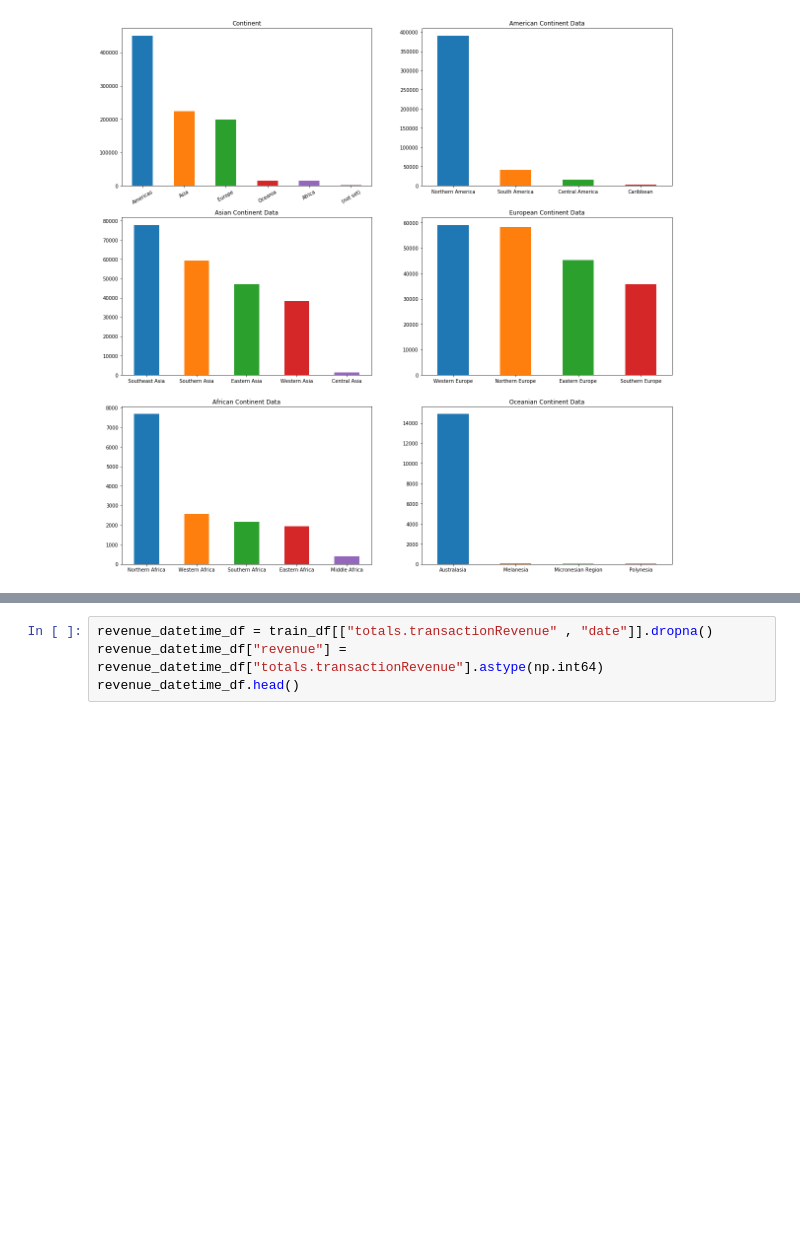
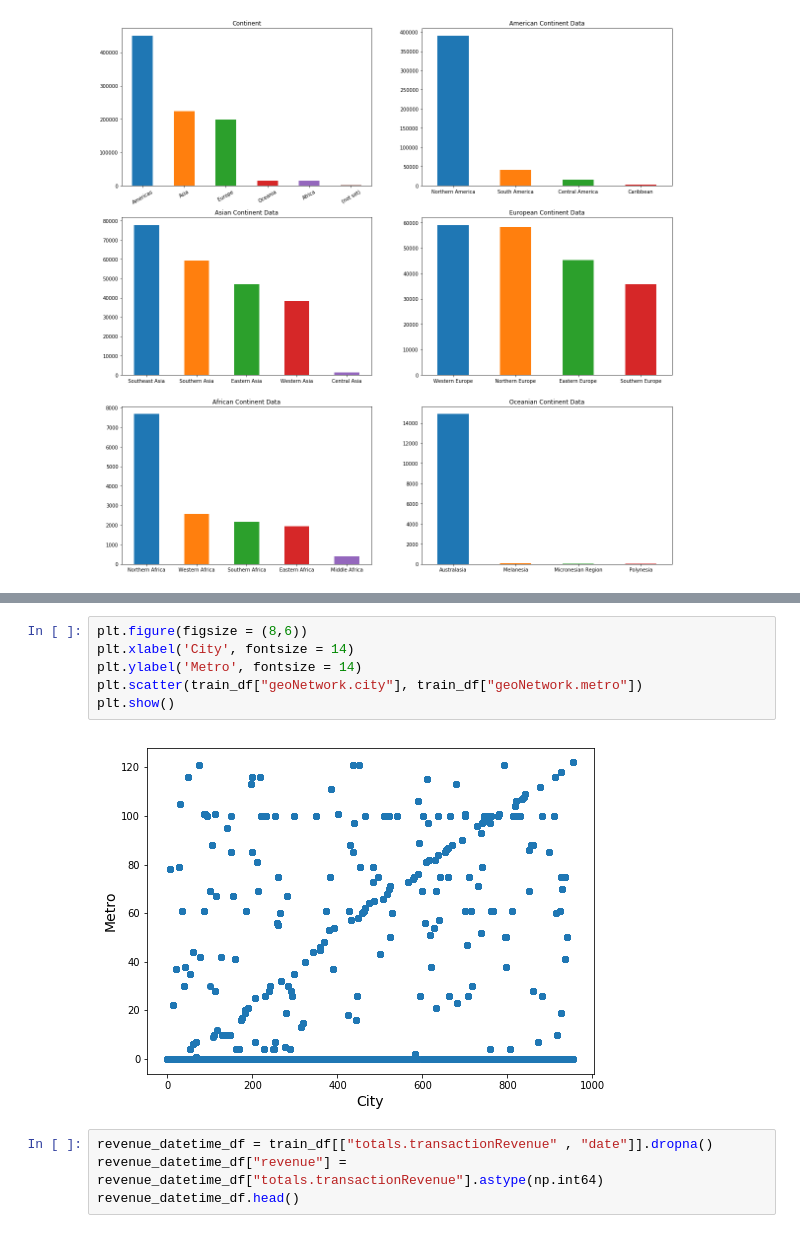
Before and after one commit to jaytorasakar8/Data-Science-Fundamentals, a Jupyter notebook: Homework 3/Customer Revenue Prediction - Kaggle.ipynb, the cells around one changed output, grey strips where cells are left out. Cells and saved outputs as stored; diff of their text form; blank space fills up the shorter version.

```diff
--- a/Homework 3/Customer Revenue Prediction - Kaggle.ipynb
+++ b/Homework 3/Customer Revenue Prediction - Kaggle.ipynb
@@ -237,3 +241,11 @@ plt.axis('equal')
+# %%
+plt.figure(figsize = (8,6))
+plt.xlabel('City', fontsize = 14)
+plt.ylabel('Metro', fontsize = 14)
+plt.scatter(train_df["geoNetwork.city"], train_df["geoNetwork.metro"])
+plt.show()
+# %% [output]
+[figure, added]
 # %%
 revenue_datetime_df = train_df[["totals.transactionRevenue" , "date"]].dropna()
 revenue_datetime_df["revenue"] = revenue_datetime_df["totals.transactionRevenue"].astype(np.int64)
```
Also changed, not shown: parts of 45 cells of this notebook, 14 other files.
